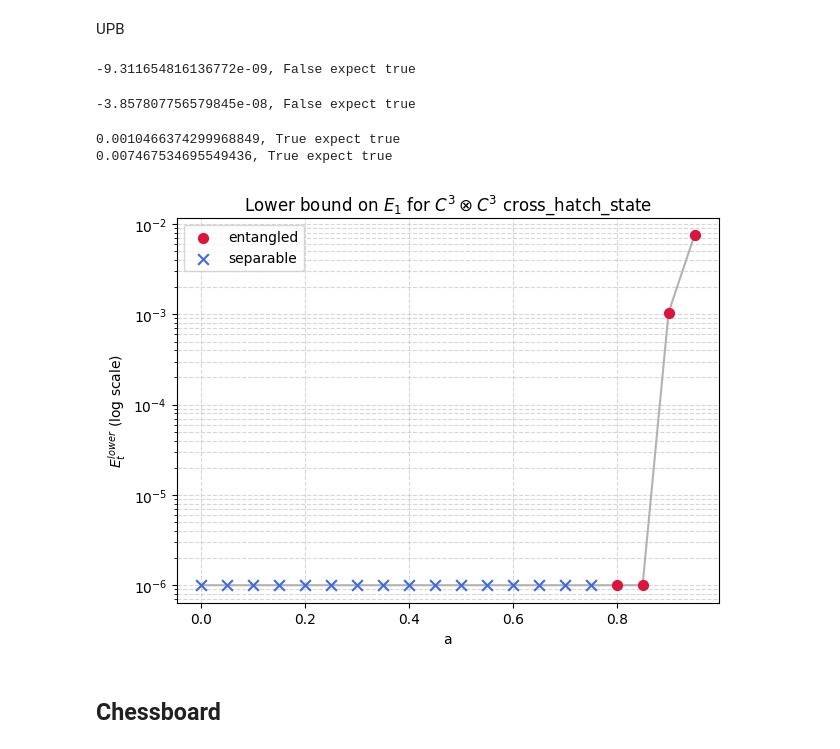
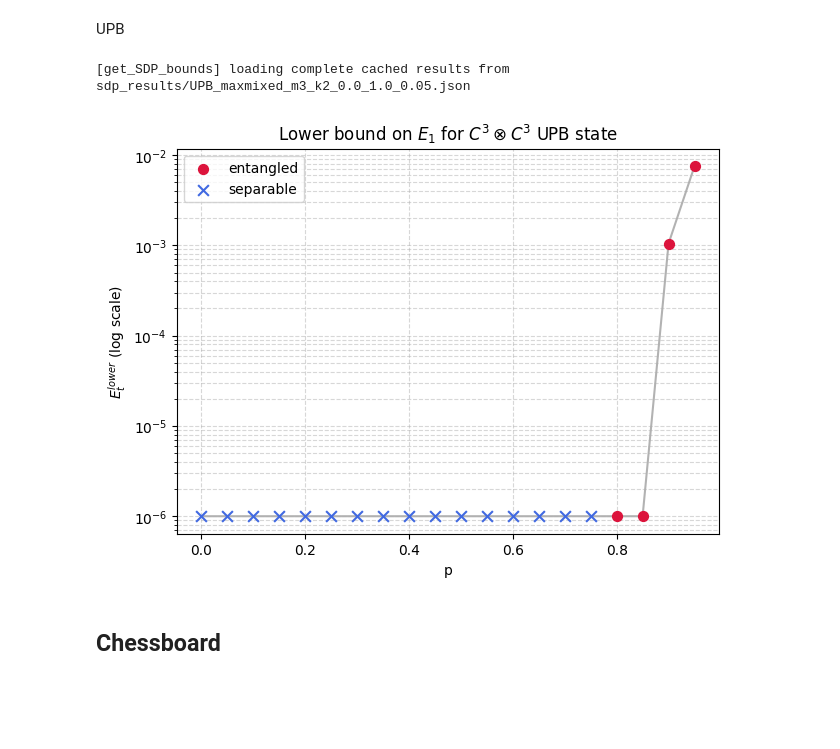
Before and after one commit to AVlyx/QuantifyingSchmidtNumber, a Jupyter notebook: sdp_1.ipynb, the cells around one changed output. Drawn from its saved outputs; the diff is of its cells as text; code cells hidden in the pictures; blank space fills up the shorter version.

```diff
--- a/sdp_1.ipynb
+++ b/sdp_1.ipynb
@@ -259,66 +407,16 @@ plt.show()
 # %% [markdown]
 UPB
-# %%
-import matplotlib.pyplot as plt
-
-p_vals = []
-Etl_vals = []
-seperable = []
-
-for p, convex_comb_state in tqdm(list(convex_combination(UPB(), max_mixed(9), 0, 1, 0.05))):
-    obj, omega_sym = SDP(antiSymProjector(2), convex_comb_state, m, m)
-
-    p_vals.append(p)
-    sep, _ = is_separable(convex_comb_state)
-    seperable.append(sep)
-    if sep:
-        Etl_vals.append(0)
-        continue
-
-
-    if obj > SDP_TOL:
-        Etl = E_t_lowerk2(2, 1, obj)
-        Etl_vals.append(Etl)
-    else:
-        Etl_vals.append(0)
-
-
-    print(f"{obj}, {obj > SDP_TOL} expect true")
-
-
-p_vals = np.array(p_vals)
-Etl_vals = np.array(Etl_vals, dtype=float)
-seperable = np.array(seperable, dtype=bool)
-
-# small floor so separable (Etl=0) points are visible on a log-scale plot
-eps = 1e-6
-plot_vals = np.where(Etl_vals <= 0, eps, Etl_vals)
-
-plt.figure(figsize=(7, 5))
-
-# connecting line through all points (no markers here)
-plt.plot(p_vals, plot_vals, color='gray', linestyle='-', alpha=0.6, zorder=1)
-
-# entangled points
-plt.scatter(p_vals[~seperable], plot_vals[~seperable],
-            color='crimson', marker='o', s=50, label='entangled', zorder=2)
-
-# separable points, different color/shape
-plt.scatter(p_vals[seperable], plot_vals[seperable],
-            color='royalblue', marker='x', s=60, label='separable', zorder=2)
-
-plt.yscale('log')
-plt.xlabel('a')
-plt.ylabel('$E_{t}^{lower}$ (log scale)')
-plt.title('Lower bound on $E_1$ for $C^3 \\otimes C^3$ cross_hatch_state')
-plt.grid(True, which='both', ls='--', alpha=0.5)
-plt.legend()
-plt.show()
-# %% [output]
--9.311654816136772e-09, False expect true
--3.857807756579845e-08, False expect true
-0.0010466374299968849, True expect true
-0.007467534695549436, True expect true
-[figure, removed]
+# %%
+upb_gen = convex_combination_generator(UPB(), max_mixed(9))
+upb_res = get_SDP_bounds(
+    m=3,
+    generator=upb_gen,
+    label="UPB_maxmixed",
+    param_range=(0.0, 1.0, 0.05),
+)
+plot_Etl_bounds(upb_res, 'Lower bound on $E_1$ for $C^3 \\otimes C^3$ UPB state')
+# %% [output]
+[get_SDP_bounds] loading complete cached results from sdp_results/UPB_maxmixed_m3_k2_0.0_1.0_0.05.json
+[figure, added]
 # %% [markdown]
 ## Chessboard
```
Also changed, not shown: parts of 18 cells of this notebook, 16 other files.
